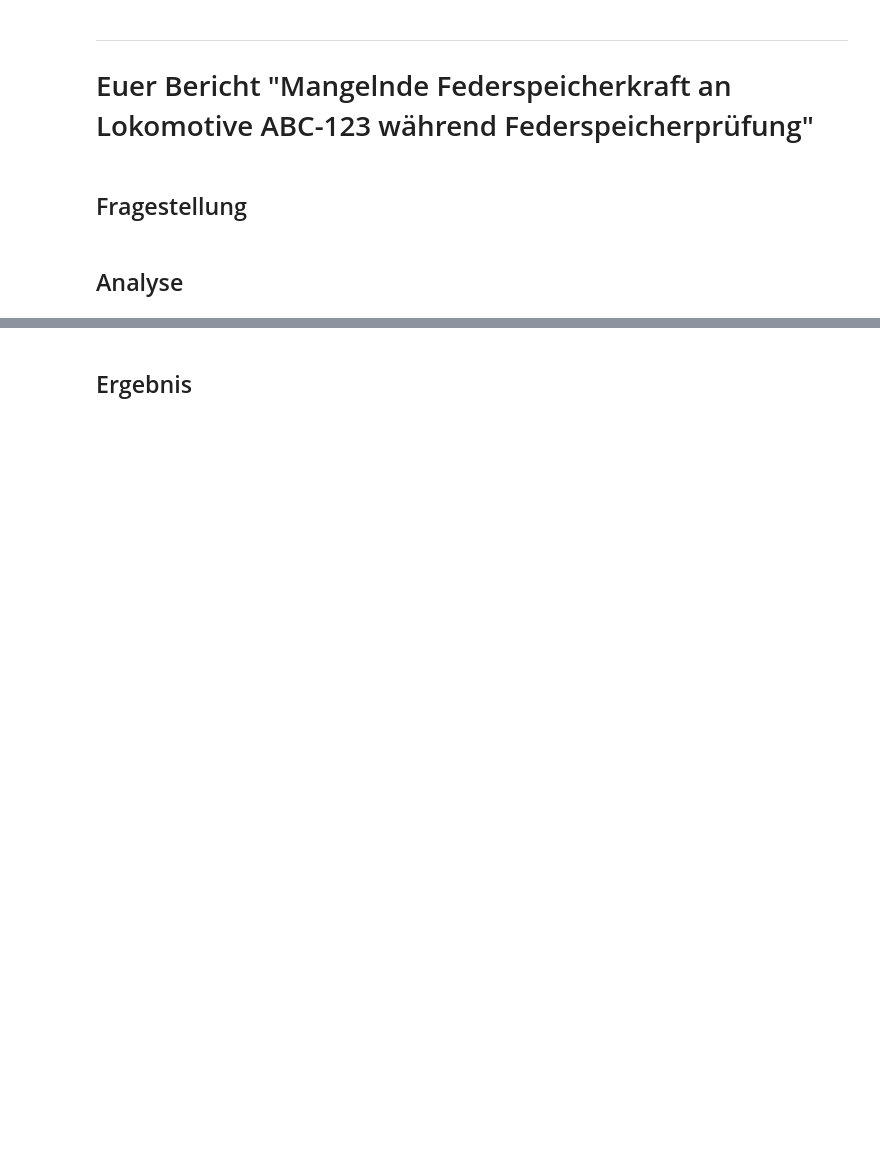
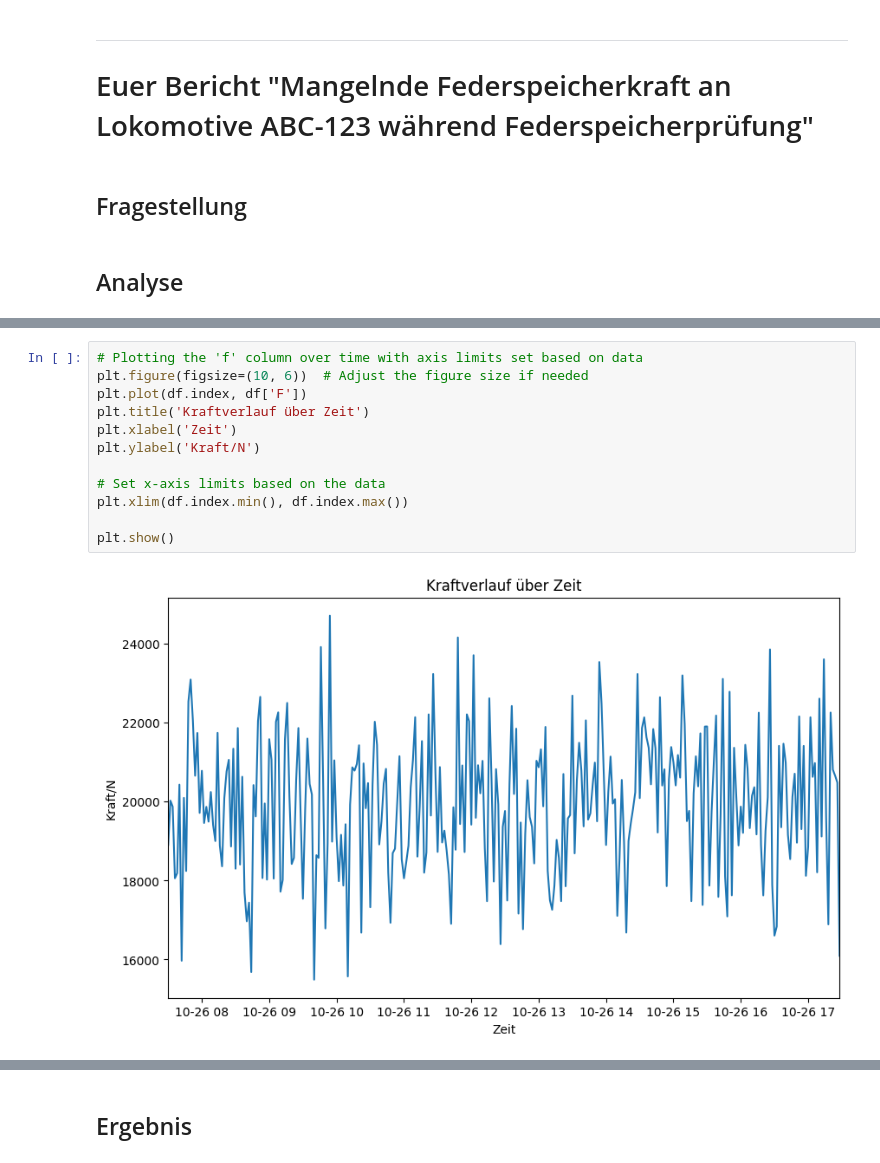
Before and after one commit to FHAC-MdQM/data-exploration-nh6243s, a Jupyter notebook: LoadPBdata.ipynb, the cells around one changed output, grey strips where cells are left out. Cells and saved outputs as stored; diff of their text form; blank space fills up the shorter version.

```diff
--- a/LoadPBdata.ipynb
+++ b/LoadPBdata.ipynb
@@ -75,0 +98,14 @@ df.head()
+# %%
+# Plotting the 'f' column over time with axis limits set based on data
+plt.figure(figsize=(10, 6))  # Adjust the figure size if needed
+plt.plot(df.index, df['F'])
+plt.title('Kraftverlauf über Zeit')
+plt.xlabel('Zeit')
+plt.ylabel('Kraft/N')
+
+# Set x-axis limits based on the data
+plt.xlim(df.index.min(), df.index.max())
+
+plt.show()
+# %% [output]
+[figure, added]
```
Also changed, not shown: parts of 4 cells of this notebook.
